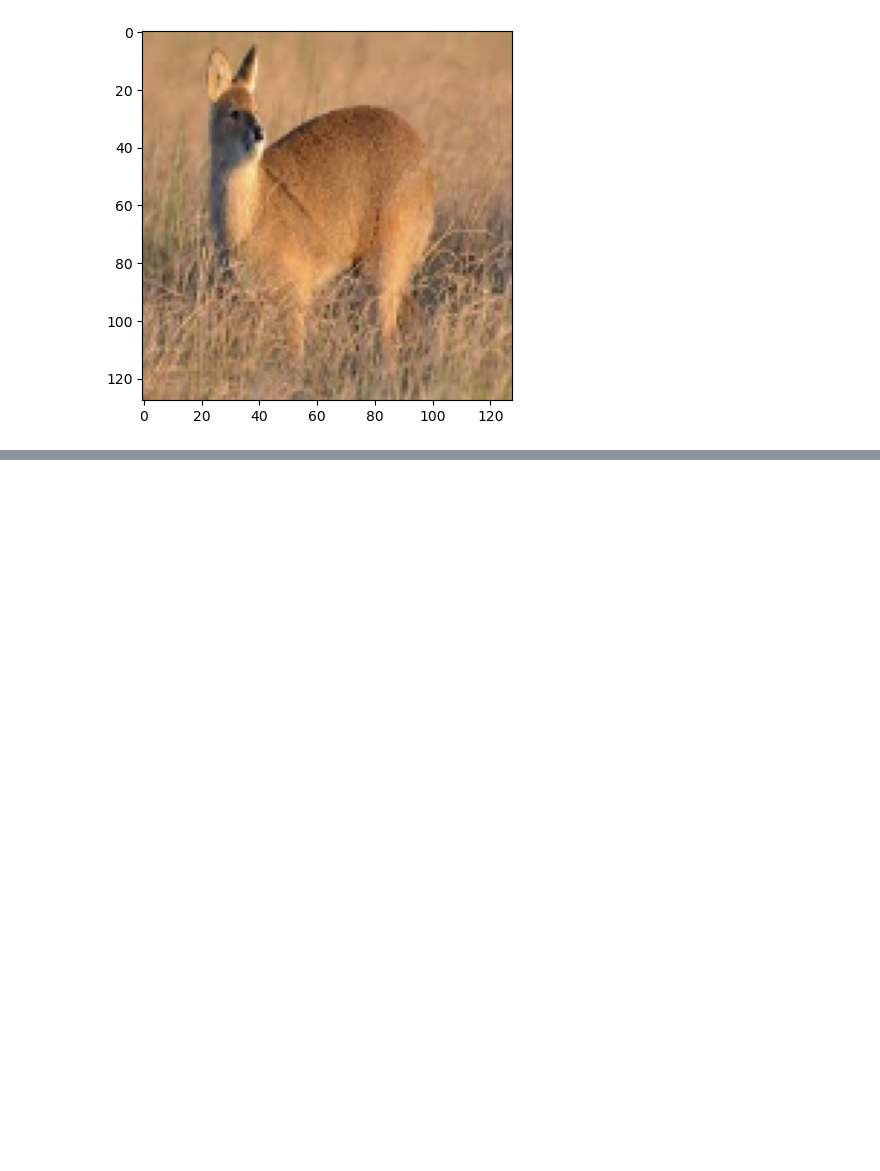
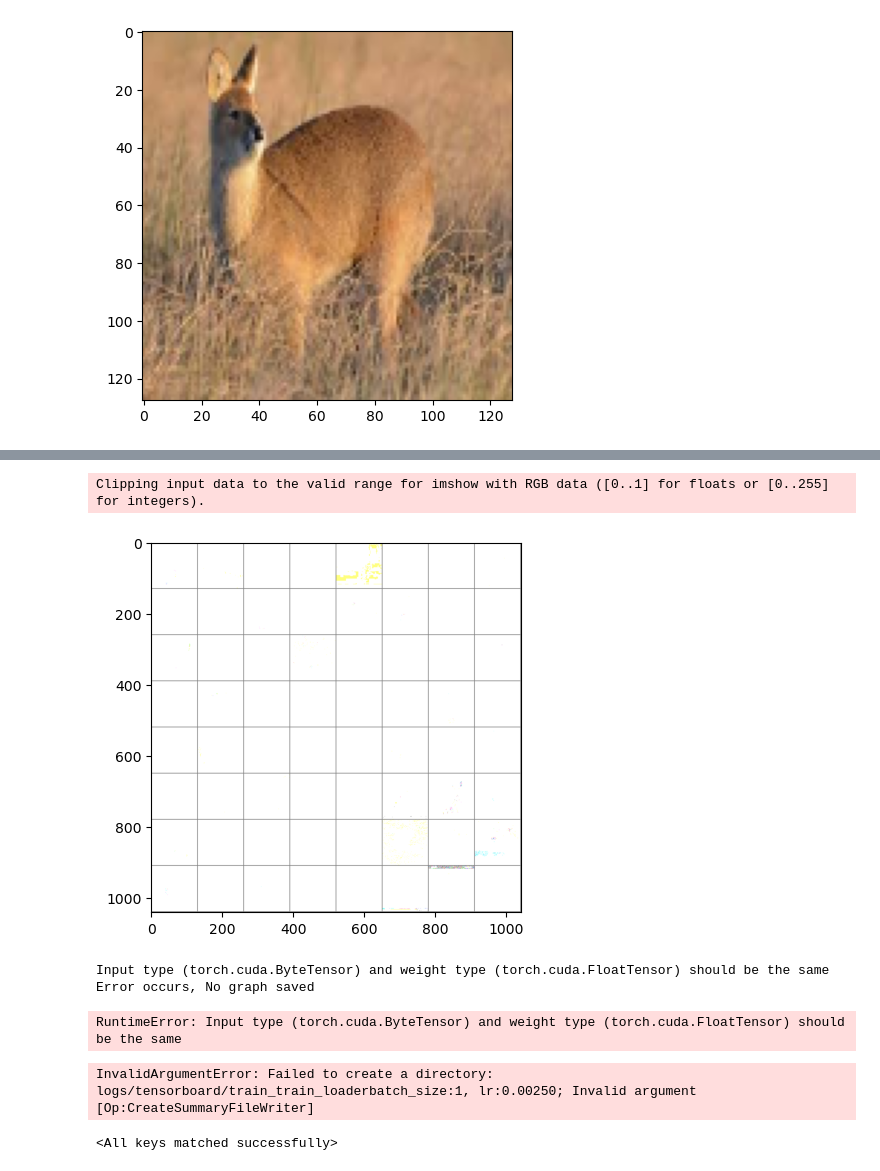
Before and after one commit to Sfarm18/Sfarm, a Jupyter notebook: model/img preprocess.ipynb, the cells around one changed output, grey strips where cells are left out. Cells and saved outputs as stored; diff of their text form; code cells hidden in the pictures; blank space fills up the shorter version.

Commit message:
feat: model save

```diff
--- a/model/img preprocess.ipynb
+++ b/model/img preprocess.ipynb
@@ -595,0 +715,11 @@ KeyboardInterrupt:
+# %%
+from torch.utils.tensorboard import SummaryWriter
+from tensorflow import summary # 텐서보드에 기록하기 위한 함수
+import datetime
+
+time_stamp = str(datetime.datetime.now().timestamp())
+log_dir = 'runs/resnet' + time_stamp # runs 경로
+writer = SummaryWriter(log_dir)
+
+# 텐보 로드
+%load_ext tensorboard
@@ -595,0 +732,35 @@ KeyboardInterrupt:
+# %%
+dataiter = iter(albumentations_train_loader)
+images, labels = dataiter.__next__()
+
+# 이미지 그리드를 만듭니다.
+img_grid = torchvision.utils.make_grid(images)
+
+# 이미지를 보여줍니다.
+imshow(img_grid)
+
+# tensorboard에 기록합니다.
+writer.add_image('inhovation_images', img_grid)
+# %% [output]
+Clipping input data to the valid range for imshow with RGB data ([0..1] for floats or [0..255] for integers).
+[figure, added]
+# %%
+writer.add_graph(resnet50, images.cuda())
+writer.close()
+# %% [output]
+Input type (torch.cuda.ByteTensor) and weight type (torch.cuda.FloatTensor) should be the same
+Error occurs, No graph saved
+RuntimeError: Input type (torch.cuda.ByteTensor) and weight type (torch.cuda.FloatTensor) should be the same
+# %%
+# 데이터 이름을 파라미터로 부여
+model_parameter = str(dataset+'batch_size:{:.0f}, lr:{:.5f}'.format(train_loader.batch_size, lr))
+
+# 텐서보드에 올릴 데이터 디렉토리 경로
+train_log_dir = 'logs/tensorboard/train_'+model_parameter
+test_log_dir = 'logs/tensorboard/test_'+model_parameter
+
+# 위 경로로 데이터를 텐보에 올릴 파일을 만듦
+train_summary_writer = summary.create_file_writer(train_log_dir)
+test_summary_writer =  summary.create_file_writer(test_log_dir)
+# %% [output]
+InvalidArgumentError: Failed to create a directory: logs/tensorboard/train_train_loaderbatch_size:1, lr:0.00250; Invalid argument [Op:CreateSummaryFileWriter]
@@ -595,0 +769,6 @@ KeyboardInterrupt:
+# %%
+state_dict_path='./best_model_weight.pt'
+weights = torch.load(state_dict_path)
+resnet50.load_state_dict(weights['net'])
+# %% [output]
+<All keys matched successfully>
```
Also changed, not shown: parts of 44 cells of this notebook.
